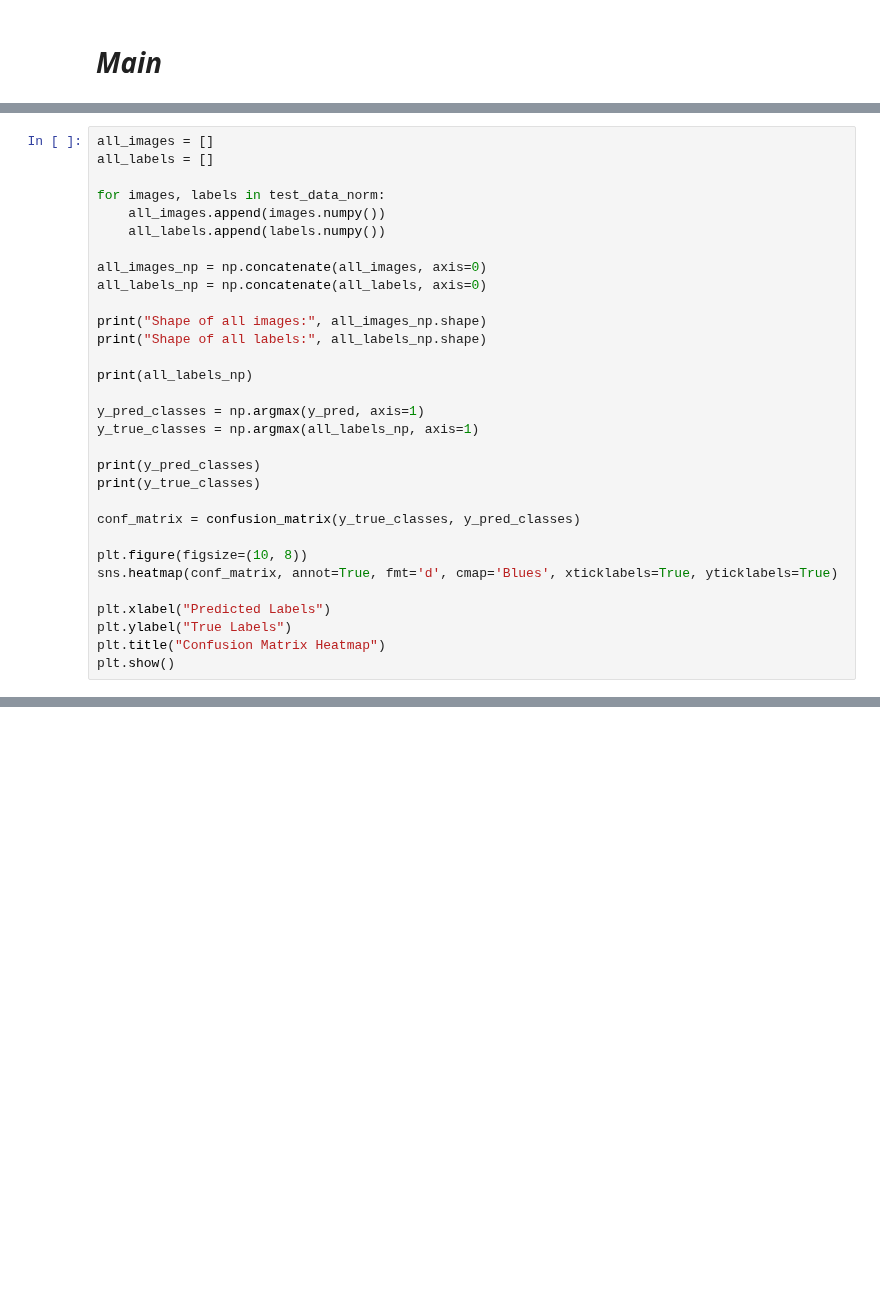
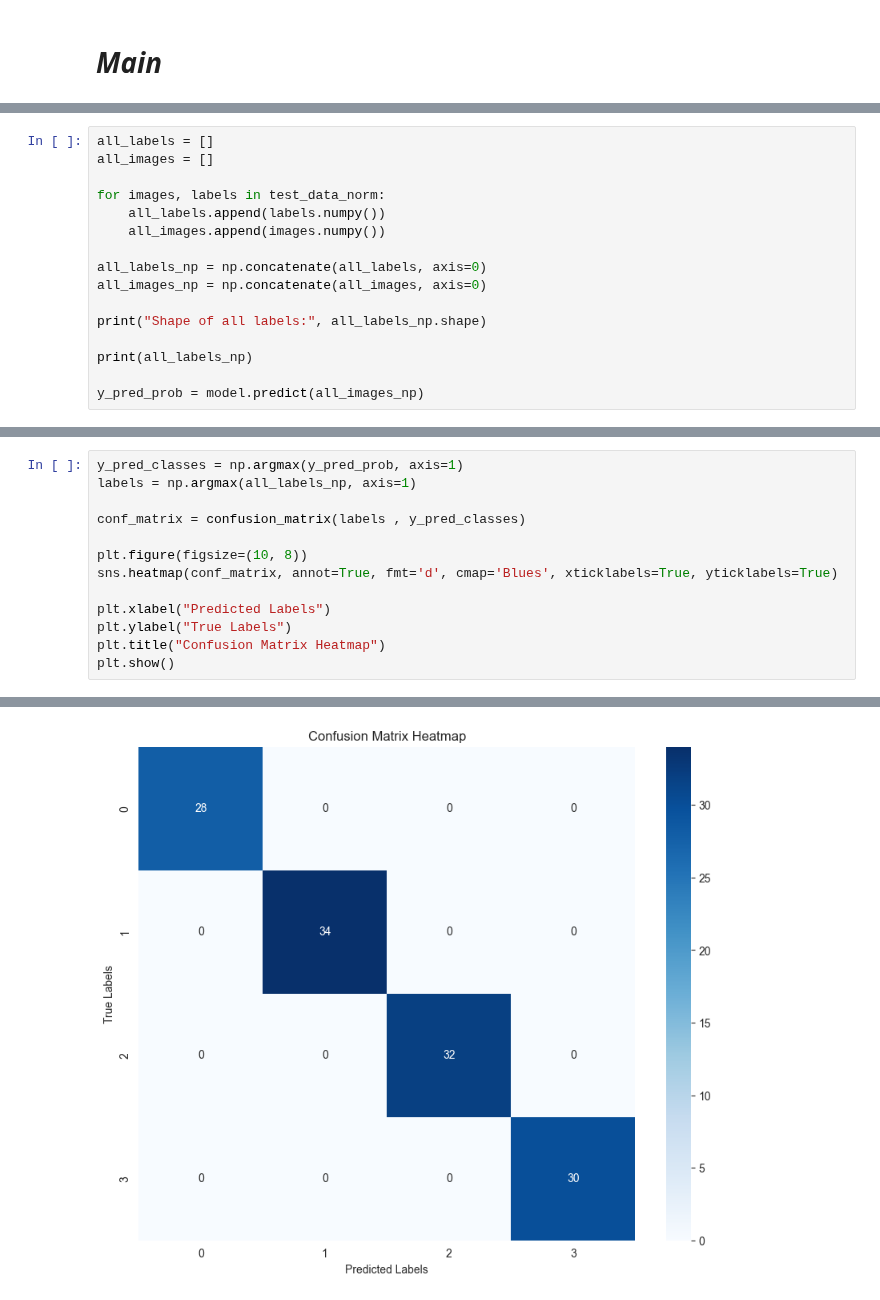
Before and after one commit to MikaParssinen/Applied-Machine-Learning, a Jupyter notebook: Project/Code/CNN.ipynb, the cells around one changed output, grey strips where cells are left out. Drawn from its saved outputs; the diff is of its cells as text; blank space fills up the shorter version.

Commit message:
made convert to numpy.

```diff
--- a/Project/Code/CNN.ipynb
+++ b/Project/Code/CNN.ipynb
@@ -254,0 +249,16 @@ Epoch 44/70
+# %%
+all_labels = []
+all_images = []
+
+for images, labels in test_data_norm:
+    all_labels.append(labels.numpy())
+    all_images.append(images.numpy())
+
+all_labels_np = np.concatenate(all_labels, axis=0)
+all_images_np = np.concatenate(all_images, axis=0)
+
+print("Shape of all labels:", all_labels_np.shape)
+
+print(all_labels_np)
+
+y_pred_prob = model.predict(all_images_np)
@@ -255,26 +283,8 @@ Epoch 44/70
 # %%
-all_images = []
-all_labels = []
+y_pred_classes = np.argmax(y_pred_prob, axis=1)
+labels = np.argmax(all_labels_np, axis=1)
 
-for images, labels in test_data_norm:
-    all_images.append(images.numpy())
-    all_labels.append(labels.numpy())
-
-all_images_np = np.concatenate(all_images, axis=0)
-all_labels_np = np.concatenate(all_labels, axis=0)
-
-print("Shape of all images:", all_images_np.shape)
-print("Shape of all labels:", all_labels_np.shape)
-
-print(all_labels_np)
-
-y_pred_classes = np.argmax(y_pred, axis=1)
-y_true_classes = np.argmax(all_labels_np, axis=1)
-
-print(y_pred_classes)
-print(y_true_classes)
-
-conf_matrix = confusion_matrix(y_true_classes, y_pred_classes)
+conf_matrix = confusion_matrix(labels , y_pred_classes)
 
 plt.figure(figsize=(10, 8))
 sns.heatmap(conf_matrix, annot=True, fmt='d', cmap='Blues', xticklabels=True, yticklabels=True)
@@ -283,3 +293,4 @@ plt.xlabel("Predicted Labels")
 plt.ylabel("True Labels")
 plt.title("Confusion Matrix Heatmap")
 plt.show()
+# %% [output]
@@ -285,0 +305 @@ plt.show()
+[figure, added]
```
Also changed, not shown: parts of 6 cells of this notebook, 3 other files.
